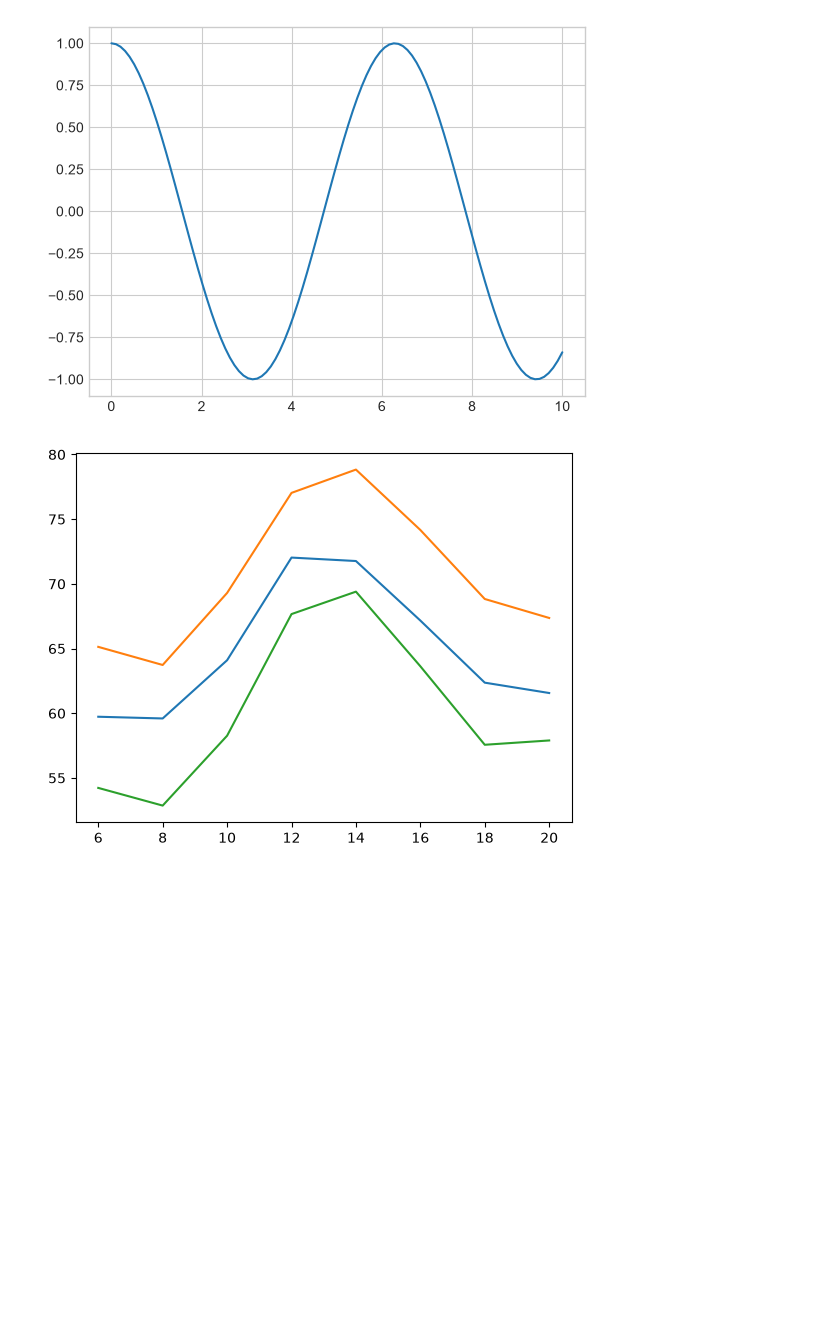
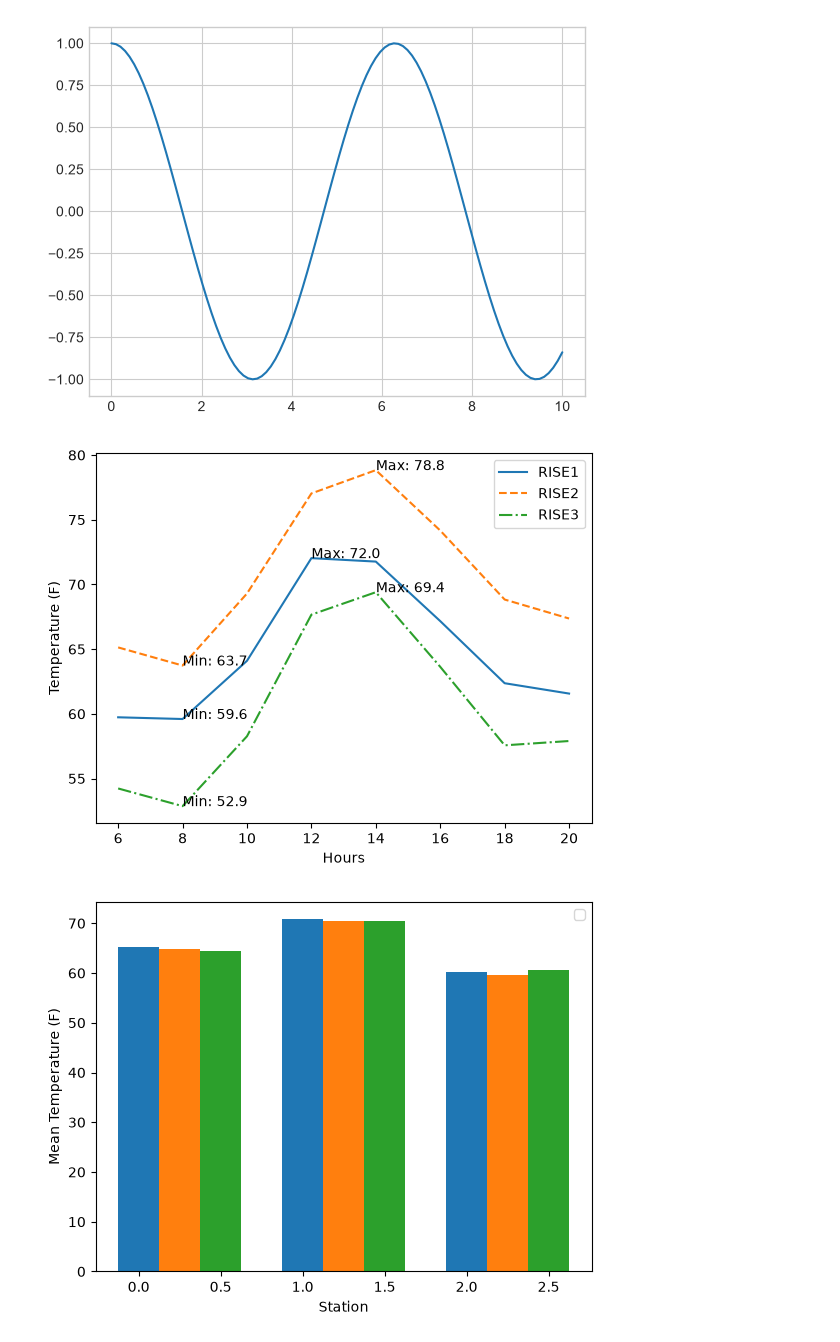
Before and after one commit to maxliu2kbu/PY191_lab, a Jupyter notebook: misc/Week2Day1_main.ipynb, the cells around one changed output. Drawn from its saved outputs; the diff is of its cells as text; code cells hidden in the pictures; blank space fills up the shorter version.

```diff
--- a/misc/Week2Day1_main.ipynb
+++ b/misc/Week2Day1_main.ipynb
@@ -494,19 +494,60 @@ plt.show()
 # %%
 import pandas as pd
 import numpy as np
 import matplotlib.pyplot as plt
 
 df = pd.read_csv("station_weather.csv")
 di = {}
 for i in range(1, 4):
     di[i] = {"hours": list(range(6, 22, 2))}
     temp = []
     for j in range(6, 22, 2):
         temp.append(np.array(df[(df["station_id"] == "RISE-0" + str(i)) & (df["hour"] == j)]["temperature_f"].mean()))
     di[i]["temperature_f"] = temp
 
 fig, ax = plt.subplots()
+linestyles = ['-', '--', '-.']
+
+for i, linestyle in enumerate(linestyles):
+    i += 1
+    temps = np.array(di[i]["temperature_f"])
+    hours = np.array(di[i]["hours"])
+
+    ax.plot(hours, temps, linestyle=linestyle, label="RISE"+str(i))
+
+    min_val = temps.min()
+    max_val = temps.max()
+    min_idx = temps.argmin()
+    max_idx = temps.argmax()
+
+    ax.annotate(f'Min: {min_val:.1f}', xy=(hours[min_idx], min_val))
+    ax.annotate(f'Max: {max_val:.1f}', xy=(hours[max_idx], max_val))
+
+ax.legend()
+ax.set_xlabel('Hours')
+ax.set_ylabel('Temperature (F)')
+plt.show()
+
+df["date"] = pd.to_datetime(df["date"])
+di = {}
 for i in range(1, 4):
-    ax.plot(di[i]["hours"], di[i]["temperature_f"])
+    di[i] = {}
+    for day in df["date"].unique():
+        di[i][day] = df[(df["station_id"] == "RISE-0" + str(i)) & (df["date"] == day)]["temperature_f"].mean()
+
+fig, ax = plt.subplots()
+stations = di.keys()
+x = range(len(stations))
+width = 0.25
+
+for idx, day in enumerate(df["date"].unique()):
+    means = [di[i][day] for i in stations]
+    ax.bar([j + idx*width for j in x], means, width)
+
+ax.set_ylabel('Mean Temperature (F)')
+ax.set_xlabel('Station')
+ax.legend()
+plt.show()
 # %% [output]
-[figure, old version]
+[figure, new version]
+[figure, added]
```
